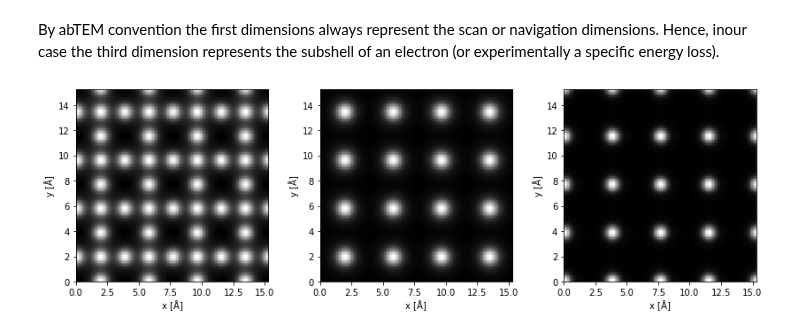
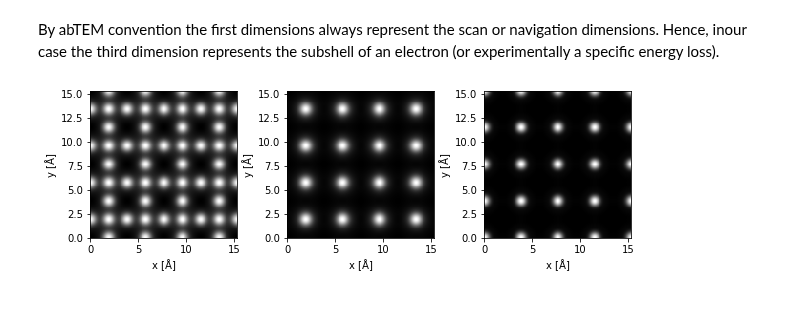
Before and after one commit to abTEM/abTEM, a Jupyter notebook: docs/source/walkthrough/12_EELS.ipynb, the cells around one changed output. Drawn from its saved outputs; the diff is of its cells as text; code cells hidden in the pictures; blank space fills up the shorter version.

```diff
--- a/docs/source/walkthrough/12_EELS.ipynb
+++ b/docs/source/walkthrough/12_EELS.ipynb
@@ -93,7 +99,8 @@ S = SMatrix(energy=100e3, semiangle_cutoff=25) # interpolation not implemented
 detector = EELSDetector(collection_angle=100, interpolation=4)
 
 
-potential = Potential(atoms, sampling=.05, slice_thickness=.5, projection='infinite', parametrization='kirkland')
+potential = Potential(atoms, sampling=.05, slice_thickness=.5,
+                      projection='infinite', parametrization='kirkland')
 
 
 transition_potential = TransitionPotential(O_transitions)
@@ -152,11 +159,11 @@ measurements = S.coreloss_scan(scan, detector, potential, transition_potential)
 # %% [markdown]
 By abTEM convention the first dimensions always represent the scan or navigation dimensions. Hence, inour case the third dimension represents the subshell of an electron (or experimentally a specific energy loss).
 # %%
-fig,(ax1,ax2,ax3)= plt.subplots(1,3, figsize=(14,4))
+fig,(ax1,ax2,ax3)= plt.subplots(1, 3, figsize=(10,2.7))
 
 measurements[0].tile((2, 2)).interpolate(.1).show(ax=ax1)
 measurements[1].tile((2, 2)).interpolate(.1).show(ax=ax2)
 measurements[2].tile((2, 2)).interpolate(.1).show(ax=ax3);
 # %% [output]
-[figure, old version]
+[figure, new version]
 # %%
```
Also changed, not shown: parts of 5 cells of this notebook.
